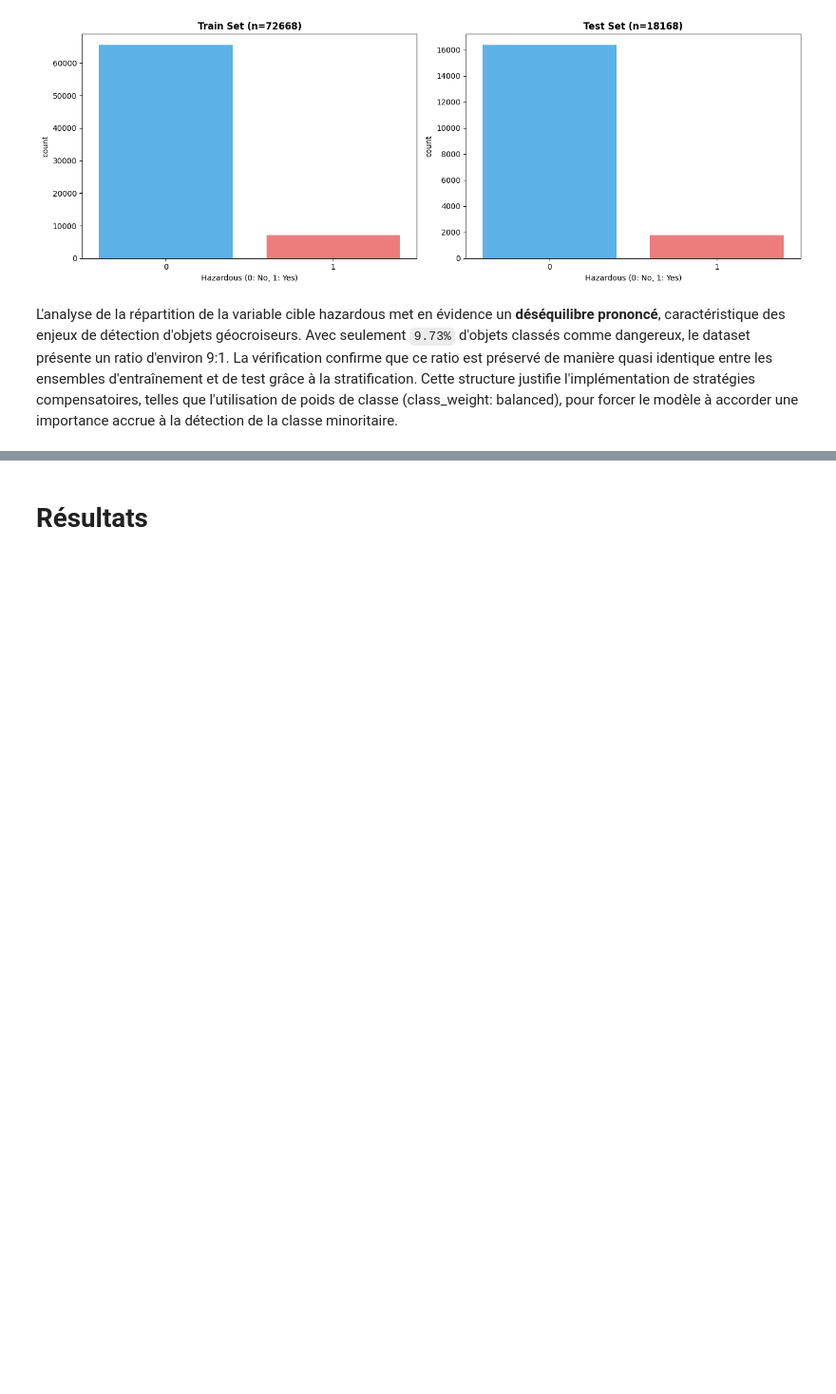
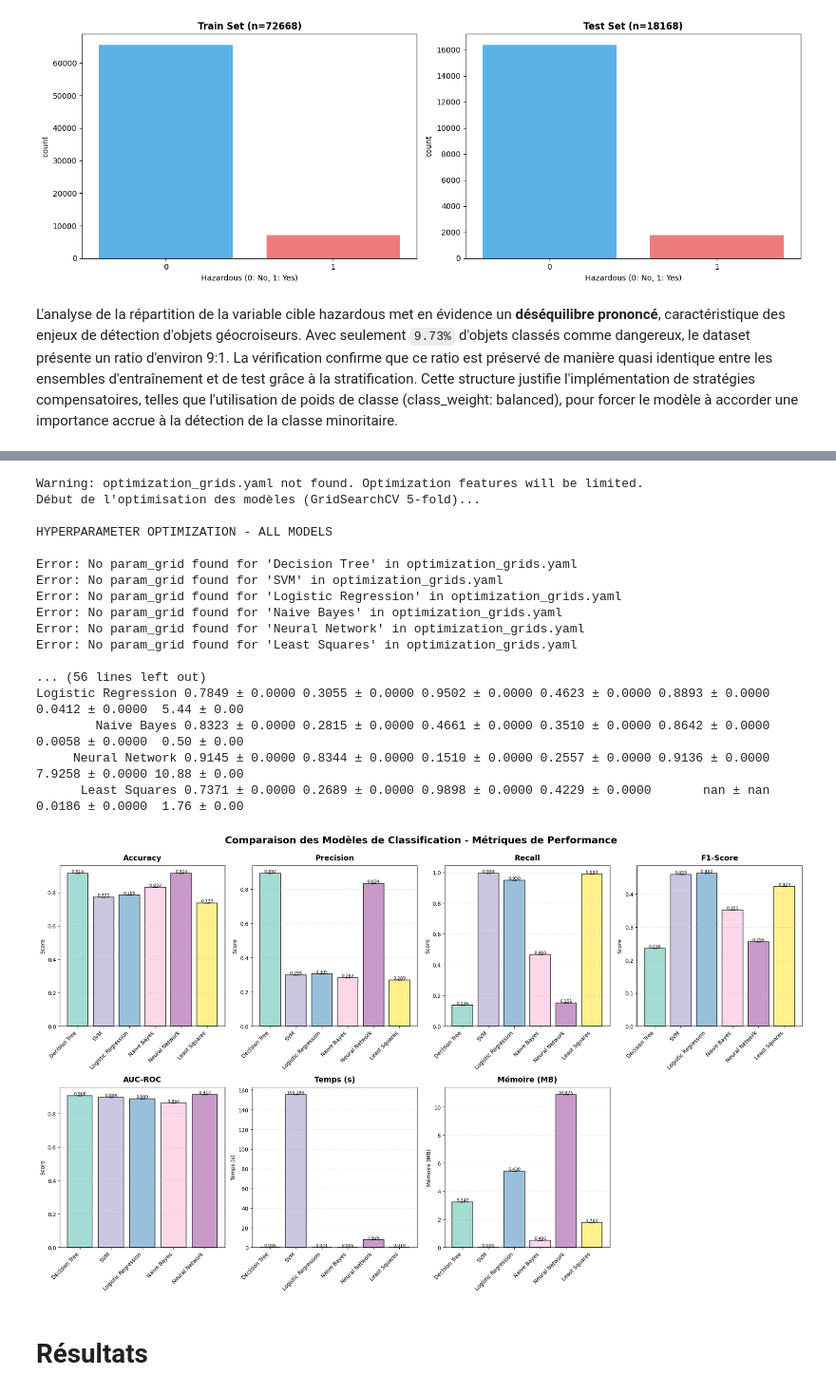
Before and after one commit to RobinBecard/NASA_Near-Earth-Objects_Classification, a Jupyter notebook: notebooks/IFT712_Project.ipynb, the cells around one changed output, grey strips where cells are left out. Shown at 95% size. Drawn from its saved outputs; the diff is of its cells as text; code cells hidden in the pictures; blank space fills up the shorter version.

Commit message:
Model comparison correction + traning all in notebook

```diff
--- a/notebooks/IFT712_Project.ipynb
+++ b/notebooks/IFT712_Project.ipynb
@@ -343,3 +363,34 @@ L'analyse de la répartition de la variable cible hazardous met en évidence un
+# %%
+from src.utils.model_comparison import ModelManager
+
+manager = ModelManager()
+manager.add_models_default()
+
+print("Début de l'optimisation des modèles")
+manager.optimize_all_models(X_train, y_train)
+print("\nÉvaluation finale sur l'ensemble de test...")
+results = manager.train_and_evaluate_all(X_train, y_train, X_test, y_test, n_runs=1)
+manager.display_results_table()
+manager.plot_comparison()
+# %% [output]
+Warning: optimization_grids.yaml not found. Optimization features will be limited.
+Début de l'optimisation des modèles (GridSearchCV 5-fold)...
+
+HYPERPARAMETER OPTIMIZATION - ALL MODELS
+
+Error: No param_grid found for 'Decision Tree' in optimization_grids.yaml
+Error: No param_grid found for 'SVM' in optimization_grids.yaml
+Error: No param_grid found for 'Logistic Regression' in optimization_grids.yaml
+Error: No param_grid found for 'Naive Bayes' in optimization_grids.yaml
+Error: No param_grid found for 'Neural Network' in optimization_grids.yaml
+Error: No param_grid found for 'Least Squares' in optimization_grids.yaml
+
+... (56 lines left out)
+Logistic Regression 0.7849 ± 0.0000 0.3055 ± 0.0000 0.9502 ± 0.0000 0.4623 ± 0.0000 0.8893 ± 0.0000   0.0412 ± 0.0000  5.44 ± 0.00
+        Naive Bayes 0.8323 ± 0.0000 0.2815 ± 0.0000 0.4661 ± 0.0000 0.3510 ± 0.0000 0.8642 ± 0.0000   0.0058 ± 0.0000  0.50 ± 0.00
+     Neural Network 0.9145 ± 0.0000 0.8344 ± 0.0000 0.1510 ± 0.0000 0.2557 ± 0.0000 0.9136 ± 0.0000   7.9258 ± 0.0000 10.88 ± 0.00
+      Least Squares 0.7371 ± 0.0000 0.2689 ± 0.0000 0.9898 ± 0.0000 0.4229 ± 0.0000       nan ± nan   0.0186 ± 0.0000  1.76 ± 0.00
+[figure, added]
 # %% [markdown]
 # Résultats
 # %% [markdown]
```
Also changed, not shown: parts of 2 cells of this notebook, 1 other file.
